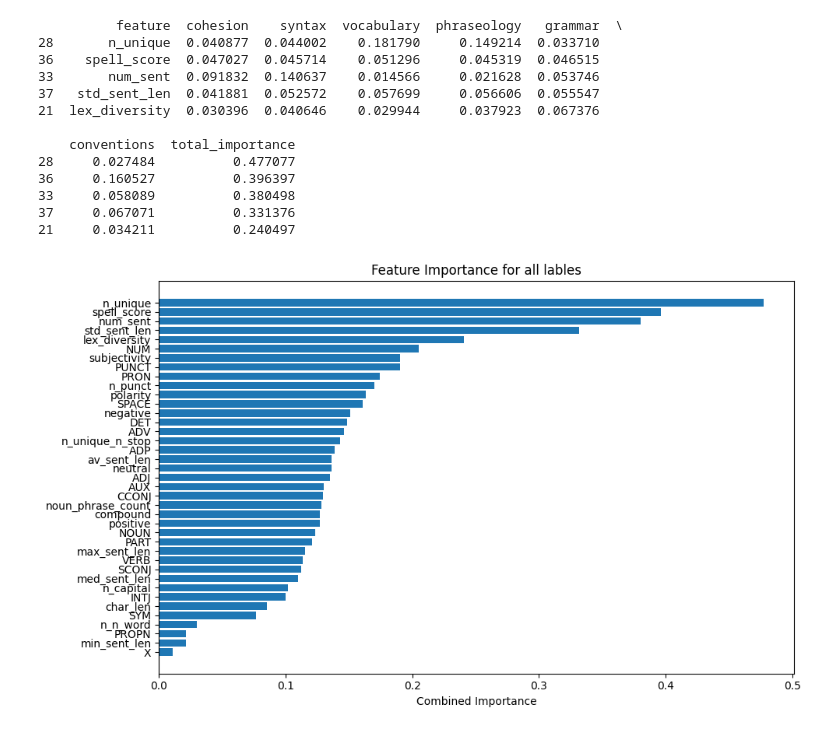
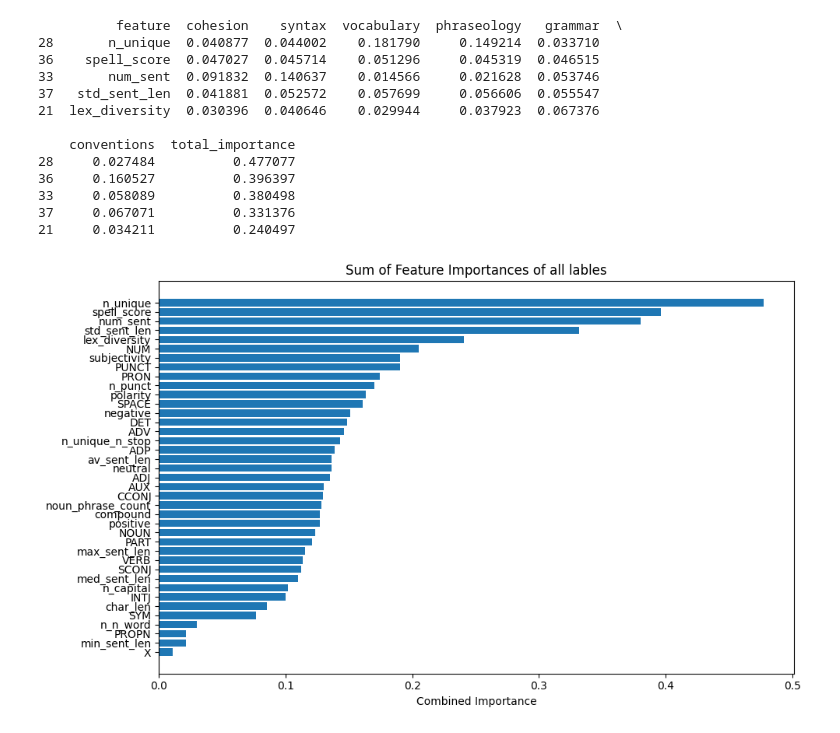
Before and after one commit to Joshilein/feedback-prize, a Jupyter notebook: feature_importance.ipynb, the cells around one changed output. Drawn from its saved outputs; the diff is of its cells as text; code cells hidden in the pictures.

Commit message:
smaller adjustments in feature importance

```diff
--- a/feature_importance.ipynb
+++ b/feature_importance.ipynb
@@ -145,10 +145,10 @@ print(combined_importance_df.head())
 # %%
 plt.figure(figsize=(10, 6))
 plt.barh(combined_importance_df['feature'], combined_importance_df['total_importance'])
 plt.gca().invert_yaxis()
 plt.xlabel("Combined Importance")
-plt.title("Feature Importance for all lables")
+plt.title("Sum of Feature Importances of all lables")
 plt.tight_layout()
 plt.show()
 # %% [output]
-[figure, old version]
+[figure, new version]
```
